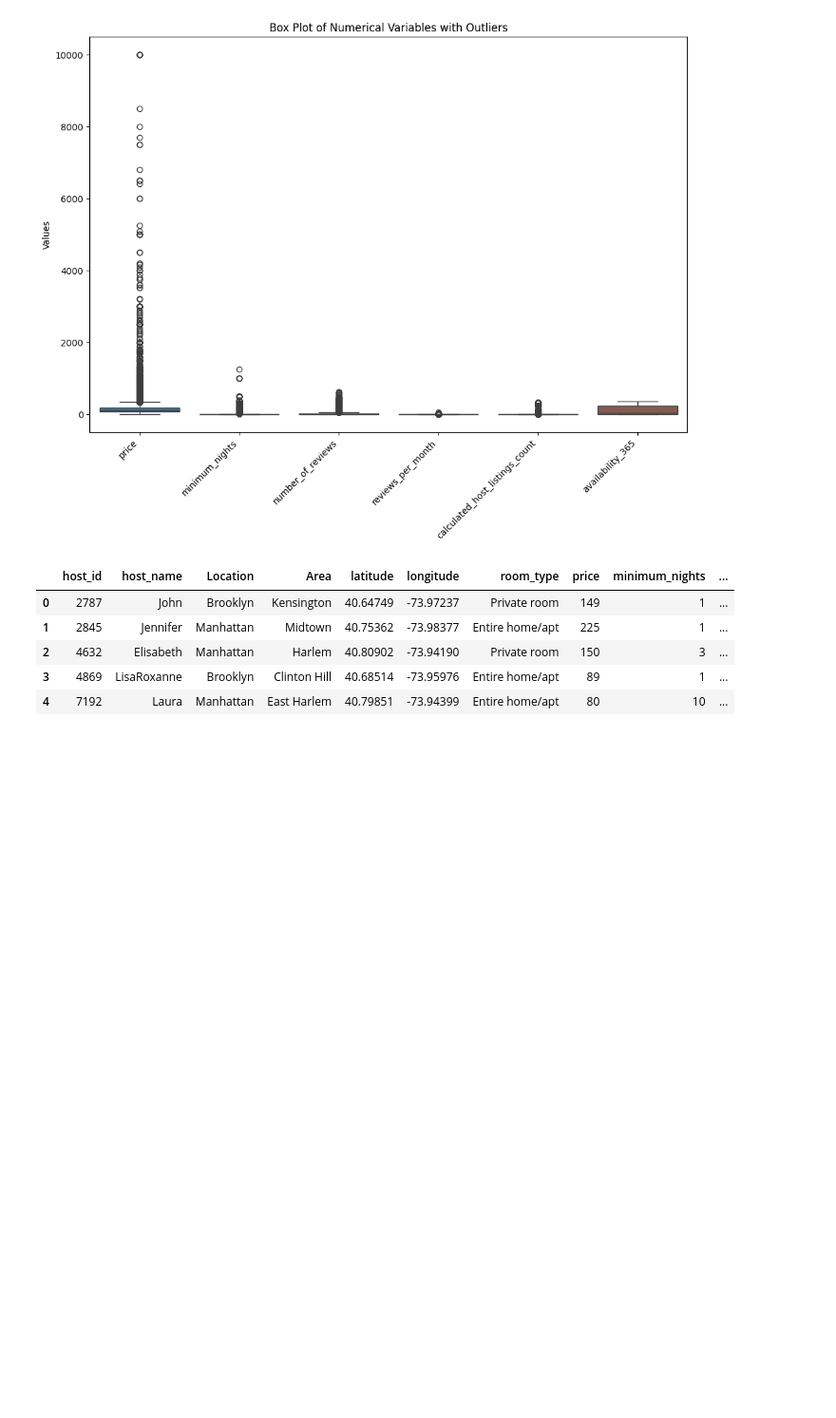
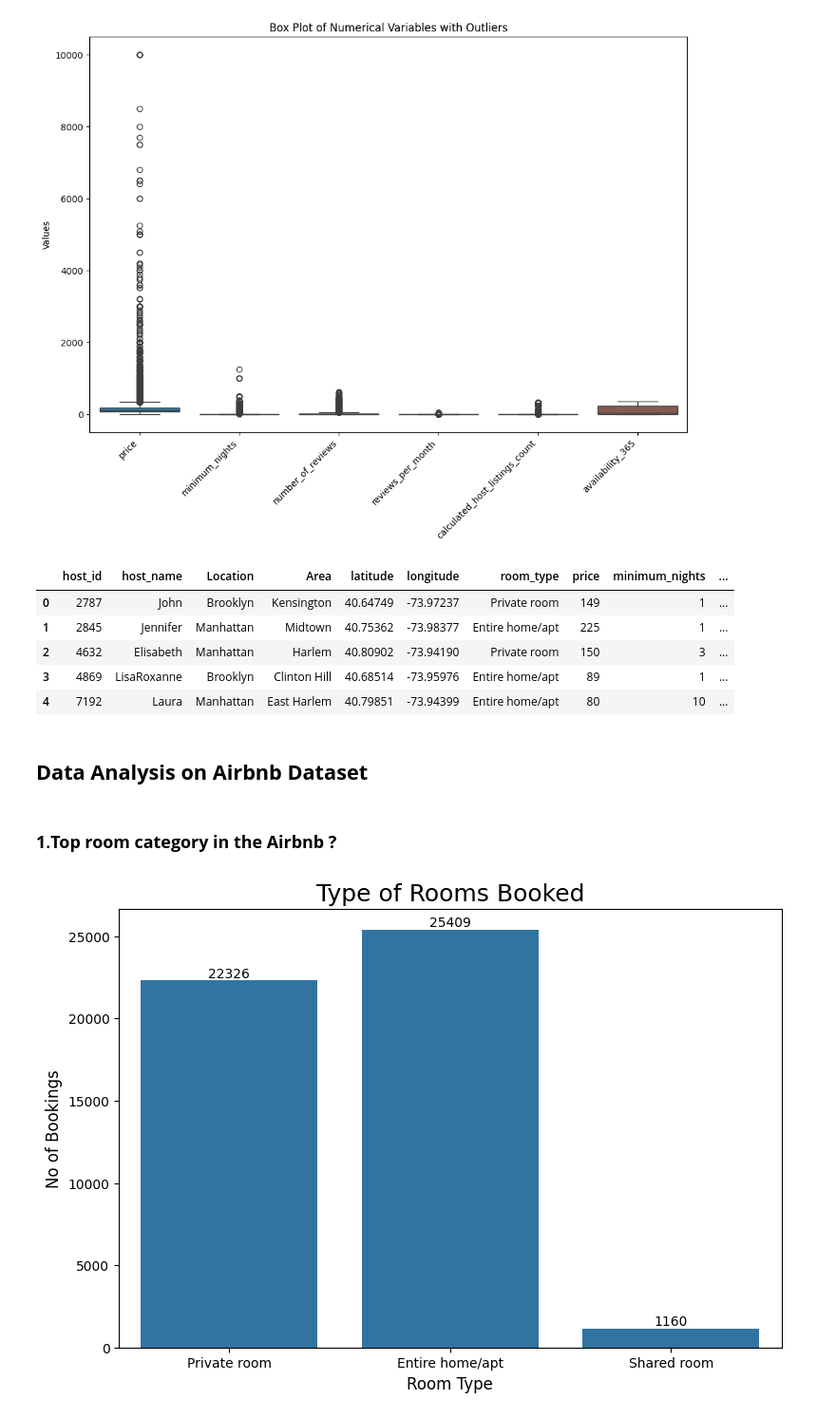
Before and after one commit to Kashifletslearn/EDA-of-Airbnb-Hotel-Booking, a Jupyter notebook: EDA_of_Airbnb_Hotel_Booking.ipynb, the cells around one changed output. Shown at 95% size. Saved outputs shown, nothing was run; the diff lists cells and outputs as text; code cells hidden in the pictures; blank space fills up the shorter version.

```diff
--- a/EDA_of_Airbnb_Hotel_Booking.ipynb
+++ b/EDA_of_Airbnb_Hotel_Booking.ipynb
@@ -444,3 +444,32 @@ airbnb.head(5)
 | 2 | 4632 | Elisabeth | Manhattan | Harlem | 40.80902 | -73.94190 | Private room | 150 | 3 | ... |
 | 3 | 4869 | LisaRoxanne | Brooklyn | Clinton Hill | 40.68514 | -73.95976 | Entire home/apt | 89 | 1 | ... |
 | 4 | 7192 | Laura | Manhattan | East Harlem | 40.79851 | -73.94399 | Entire home/apt | 80 | 10 | ... |
+# %% [markdown]
+
+## **Data Analysis on Airbnb Dataset**
+# %% [markdown]
+### **1**.**Top room category in the Airbnb ?**
+# %%
+# Chart-1: Plot of distribution of types of rooms booked.
+
+# set figure size
+plt.figure(figsize=(9,6))
+
+# set up plot title
+plt.title('Type of Rooms Booked', {'fontsize': 18, 'fontweight': 20})
+
+# plot count plot
+dtr = sns.countplot(x='room_type',data=airbnb)
+
+# labels for each bar
+for container in dtr.containers:
+    dtr.bar_label(container)
+
+# set x-axis and y-axis labels
+plt.xlabel("Room Type", {'fontsize': 12, 'fontweight': 15})
+plt.ylabel("No of Bookings", {'fontsize': 12, 'fontweight': 15})
+
+# display figure
+plt.show()
+# %% [output]
+[figure, added]
```
Also changed, not shown: parts of 13 cells of this notebook.
